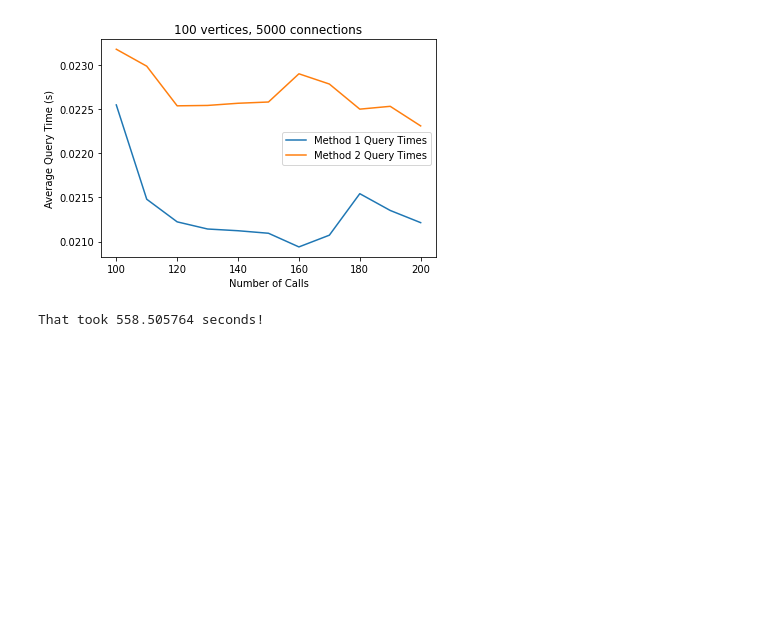
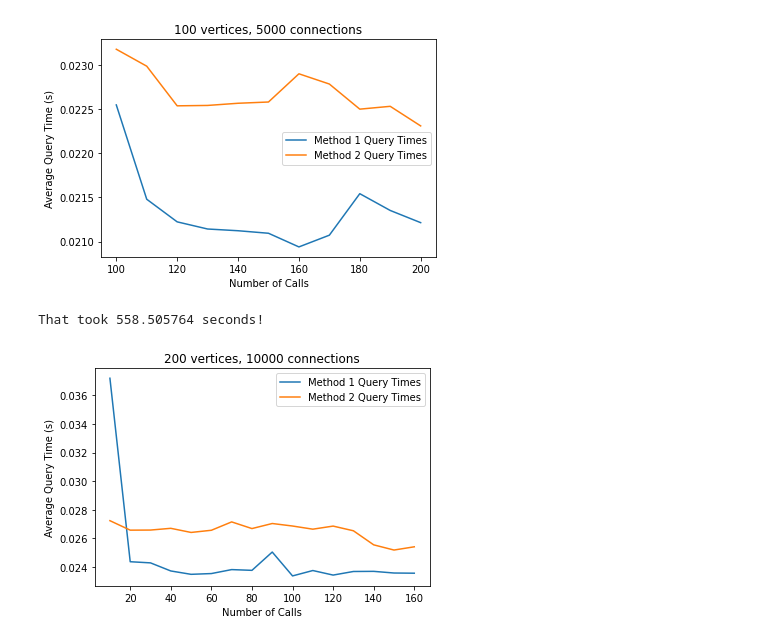
Before and after one commit to firetto/JanusGraphTest, a Jupyter notebook: demo_notebooks/connections_benchmark.ipynb, the cells around one changed output. Saved outputs shown, nothing was run; the diff lists cells and outputs as text; code cells hidden in the pictures; blank space fills up the shorter version.

Commit message:
Benchmark based on # of connections

```diff
--- a/demo_notebooks/connections_benchmark.ipynb
+++ b/demo_notebooks/connections_benchmark.ipynb
@@ -409,6 +409,8 @@ That took 558.505764 seconds!
 # %%
 now = datetime.datetime.now()
 
-plot(vertices_count=100, connections_count=10_000, calls_list=list(range(10, 110, 10)))
+plot(vertices_count=200, connections_count=10000, calls_list=list(range(10, 170, 10)))
 
 print("That took", (datetime.datetime.now() - now).total_seconds(), "seconds!")
+# %% [output]
+[figure, added]
```
Also changed, not shown: parts of 5 cells of this notebook.
